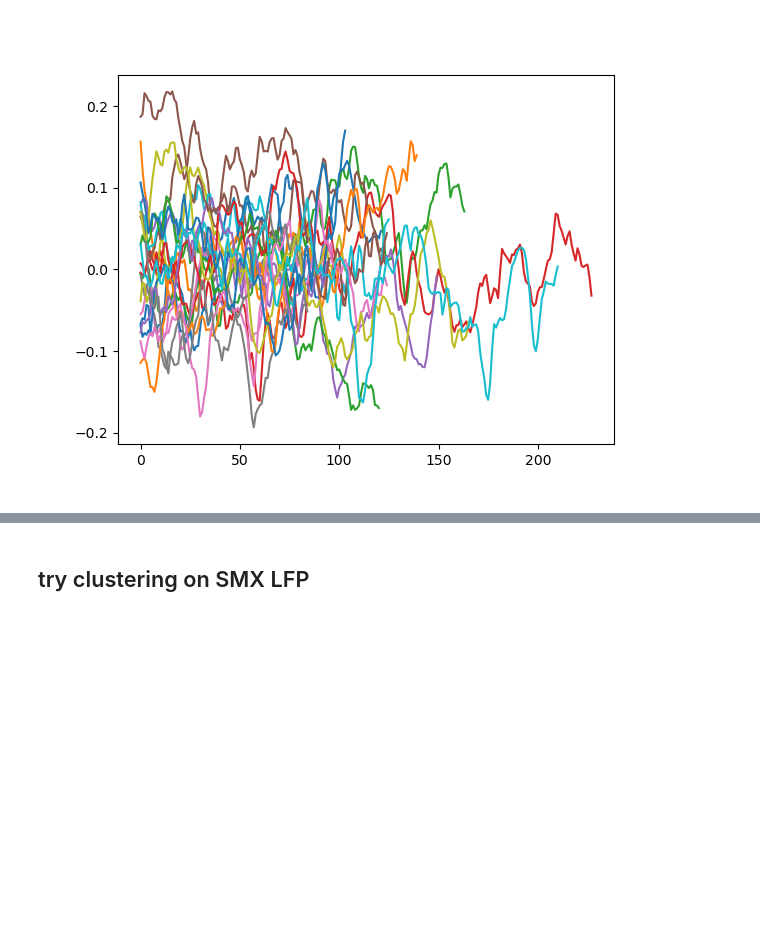
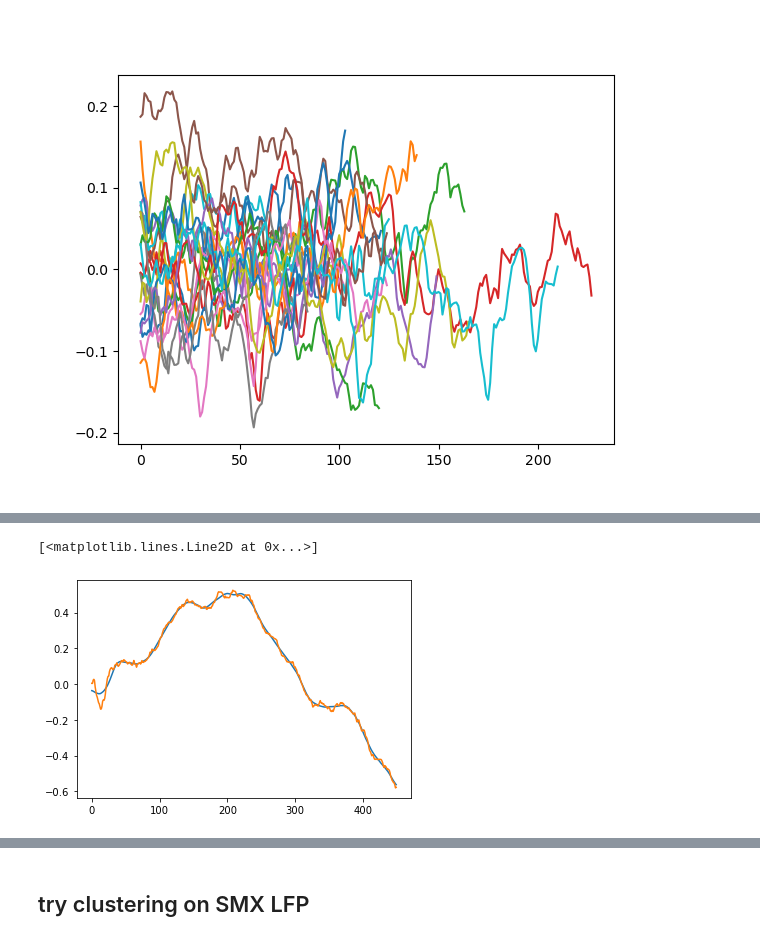
Before and after one commit to 9q9q/rat_sleep, a Jupyter notebook: sandbox.ipynb, the cells around one changed output, grey strips where cells are left out. Saved outputs shown, nothing was run; the diff lists cells and outputs as text; code cells hidden in the pictures; blank space fills up the shorter version.

```diff
--- a/sandbox.ipynb
+++ b/sandbox.ipynb
@@ -384,2 +435,12 @@ spec, freqs, t, im = plt.specgram(np.squeeze(rsx_avg), NFFT=256, Fs=int(sample_r
+# %%
+# first try low pass to get overall shape
+# filtered = butter_lowpass_filter(smx_avg, 900, sample_rate, order=5)
+smoothed = savgol_filter(np.squeeze(smx_avg), window_length=51, polyorder=3)
+plt.close()
+plt.plot(smoothed[sec_to_sample(8388.93, sample_rate, time[0]):sec_to_sample(8389.155, sample_rate, time[0])])
+plt.plot(smx_avg[sec_to_sample(8388.93, sample_rate, time[0]):sec_to_sample(8389.155, sample_rate, time[0])])
+# %% [output]
+[<matplotlib.lines.Line2D at 0x...>]
+[figure, added]
 # %%
 # try motif detection
```
Also changed, not shown: parts of 12 cells of this notebook.
